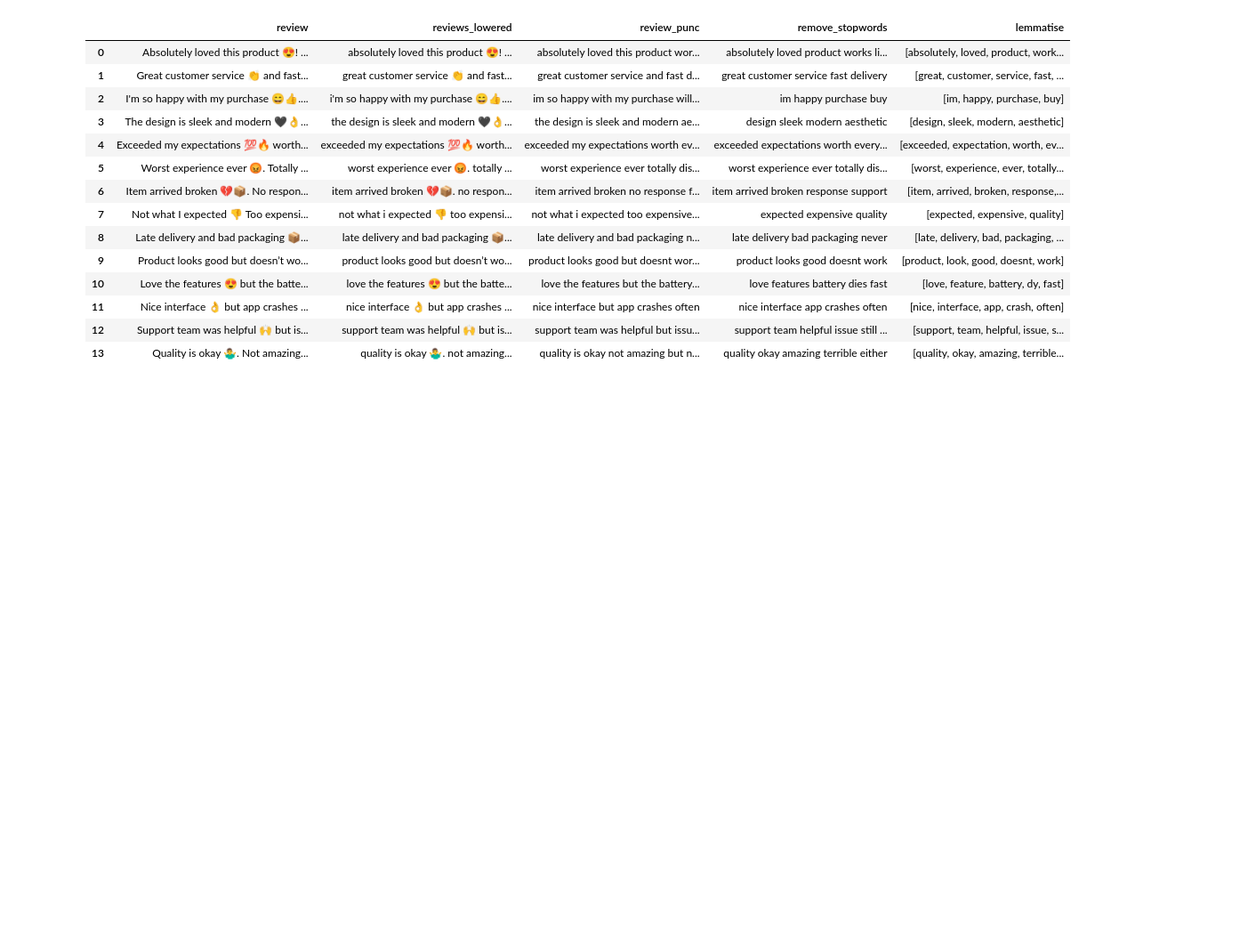
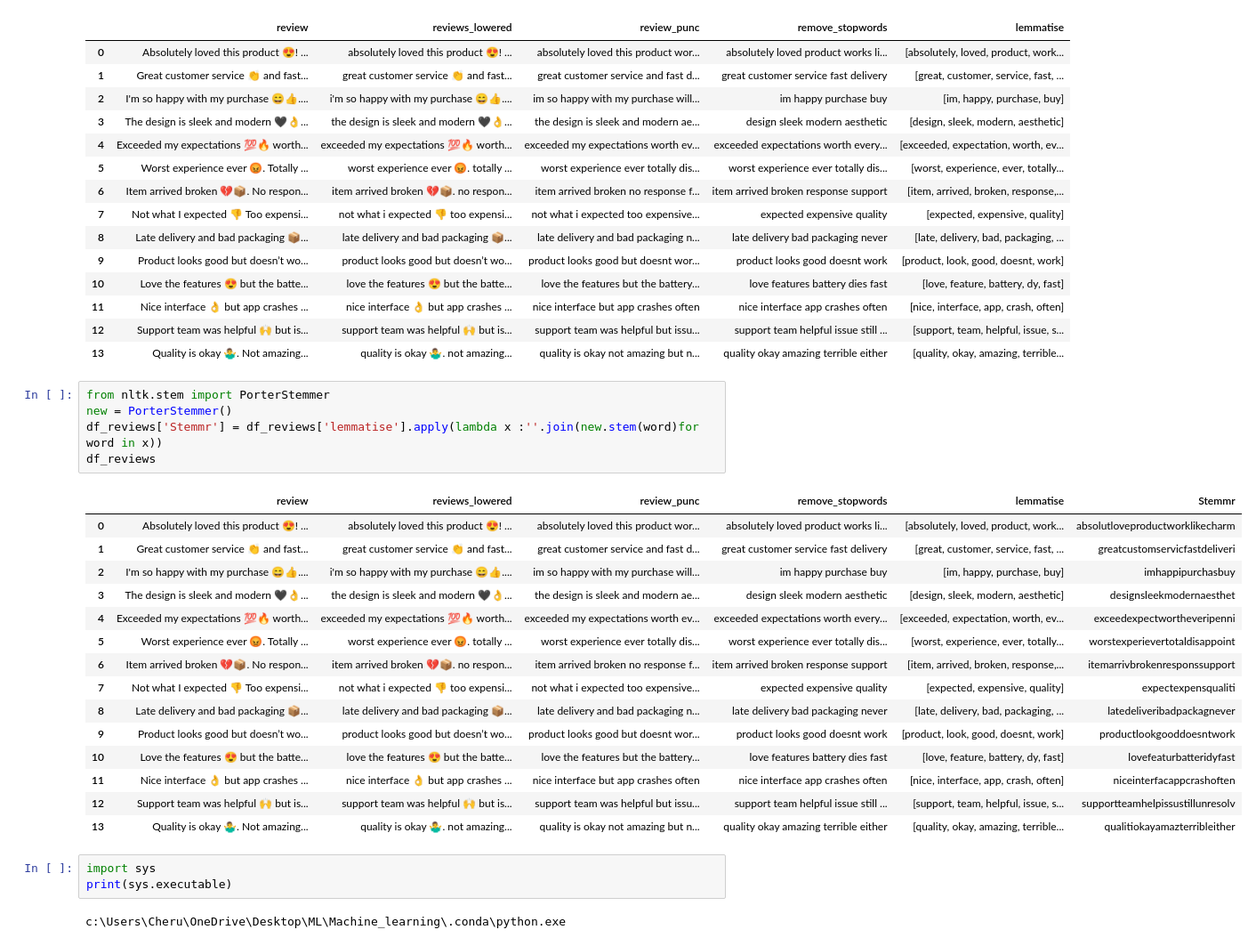
Before and after one commit to CHERUGAD/GenAI, a Jupyter notebook: text.ipynb, the cells around one changed output. Shown: that part at 89% size. Cells and saved outputs as stored; diff of their text form; blank space fills up the shorter version.

```diff
--- a/text.ipynb
+++ b/text.ipynb
@@ -130,3 +131,29 @@ df_reviews
 | 11 | Nice interface 👌 but app crashes ... | nice interface 👌 but app crashes ... | nice interface but app crashes often | nice interface app crashes often | [nice, interface, app, crash, often] |
 | 12 | Support team was helpful 🙌 but is... | support team was helpful 🙌 but is... | support team was helpful but issu... | support team helpful issue still ... | [support, team, helpful, issue, s... |
 | 13 | Quality is okay 🤷‍♂️. Not amazing... | quality is okay 🤷‍♂️. not amazing... | quality is okay not amazing but n... | quality okay amazing terrible either | [quality, okay, amazing, terrible... |
+# %%
+from nltk.stem import PorterStemmer
+new = PorterStemmer()
+df_reviews['Stemmr'] = df_reviews['lemmatise'].apply(lambda x :''.join(new.stem(word)for word in x))
+df_reviews
+# %% [output]
+|  | review | reviews_lowered | review_punc | remove_stopwords | lemmatise | Stemmr |
+| 0 | Absolutely loved this product 😍! ... | absolutely loved this product 😍! ... | absolutely loved this product wor... | absolutely loved product works li... | [absolutely, loved, product, work... | absolutloveproductworklikecharm |
+| 1 | Great customer service 👏 and fast... | great customer service 👏 and fast... | great customer service and fast d... | great customer service fast delivery | [great, customer, service, fast, ... | greatcustomservicfastdeliveri |
+| 2 | I'm so happy with my purchase 😄👍.... | i'm so happy with my purchase 😄👍.... | im so happy with my purchase will... | im happy purchase buy | [im, happy, purchase, buy] | imhappipurchasbuy |
+| 3 | The design is sleek and modern 🖤👌... | the design is sleek and modern 🖤👌... | the design is sleek and modern ae... | design sleek modern aesthetic | [design, sleek, modern, aesthetic] | designsleekmodernaesthet |
+| 4 | Exceeded my expectations 💯🔥 worth... | exceeded my expectations 💯🔥 worth... | exceeded my expectations worth ev... | exceeded expectations worth every... | [exceeded, expectation, worth, ev... | exceedexpectwortheveripenni |
+| 5 | Worst experience ever 😡. Totally ... | worst experience ever 😡. totally ... | worst experience ever totally dis... | worst experience ever totally dis... | [worst, experience, ever, totally... | worstexperievertotaldisappoint |
+| 6 | Item arrived broken 💔📦. No respon... | item arrived broken 💔📦. no respon... | item arrived broken no response f... | item arrived broken response support | [item, arrived, broken, response,... | itemarrivbrokenresponssupport |
+| 7 | Not what I expected 👎 Too expensi... | not what i expected 👎 too expensi... | not what i expected too expensive... | expected expensive quality | [expected, expensive, quality] | expectexpensqualiti |
+| 8 | Late delivery and bad packaging 📦... | late delivery and bad packaging 📦... | late delivery and bad packaging n... | late delivery bad packaging never | [late, delivery, bad, packaging, ... | latedeliveribadpackagnever |
+| 9 | Product looks good but doesn’t wo... | product looks good but doesn’t wo... | product looks good but doesnt wor... | product looks good doesnt work | [product, look, good, doesnt, work] | productlookgooddoesntwork |
+| 10 | Love the features 😍 but the batte... | love the features 😍 but the batte... | love the features but the battery... | love features battery dies fast | [love, feature, battery, dy, fast] | lovefeaturbatteridyfast |
+| 11 | Nice interface 👌 but app crashes ... | nice interface 👌 but app crashes ... | nice interface but app crashes often | nice interface app crashes often | [nice, interface, app, crash, often] | niceinterfacappcrashoften |
+| 12 | Support team was helpful 🙌 but is... | support team was helpful 🙌 but is... | support team was helpful but issu... | support team helpful issue still ... | [support, team, helpful, issue, s... | supportteamhelpissustillunresolv |
+| 13 | Quality is okay 🤷‍♂️. Not amazing... | quality is okay 🤷‍♂️. not amazing... | quality is okay not amazing but n... | quality okay amazing terrible either | [quality, okay, amazing, terrible... | qualitiokayamazterribleither |
+# %%
+import sys
+print(sys.executable)
+# %% [output]
+c:\Users\Cheru\OneDrive\Desktop\ML\Machine_learning\.conda\python.exe
```
Also changed, not shown: parts of 2 cells of this notebook.
